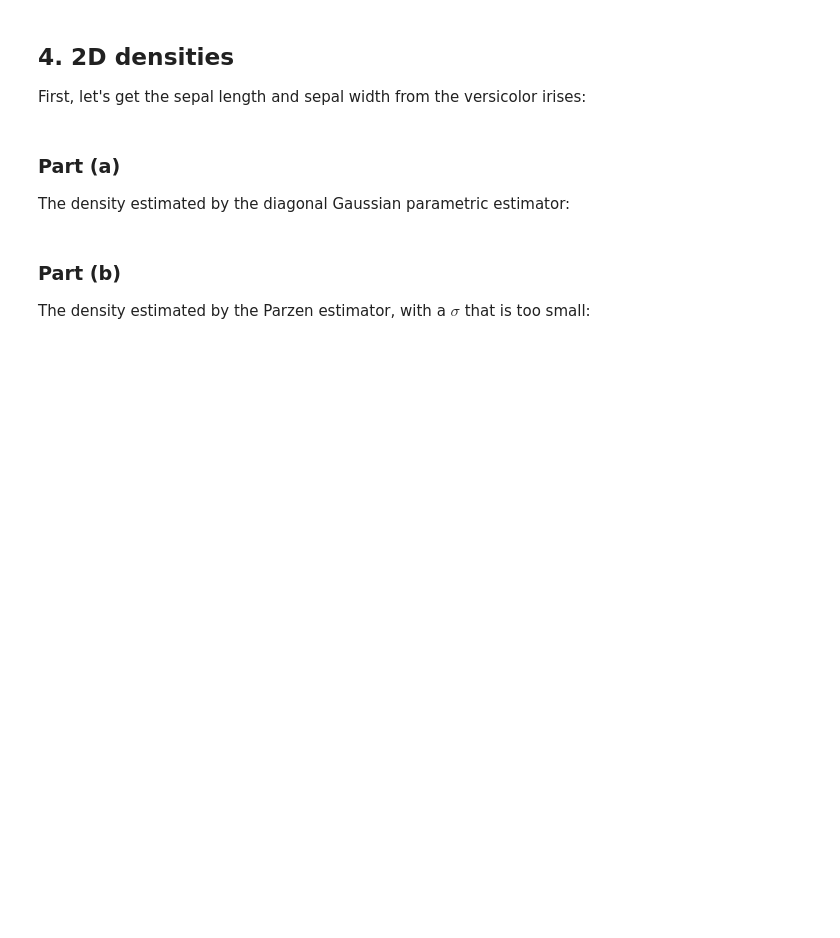
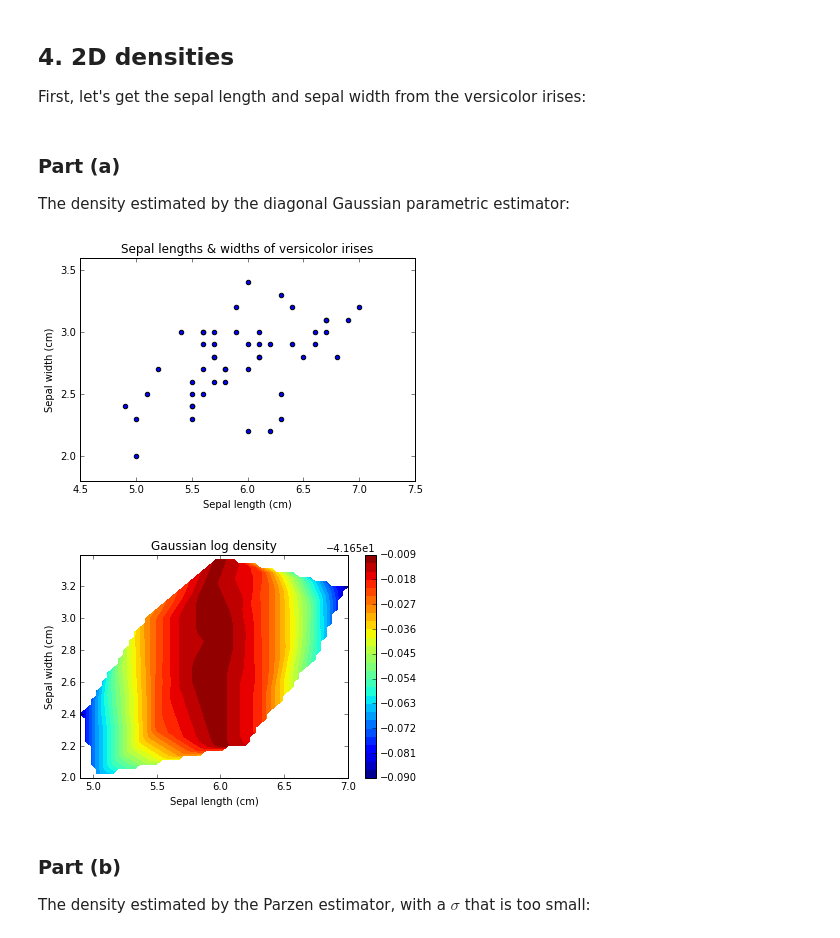
Before and after one commit to violetguos/ift6390, a Jupyter notebook: 4. Practical Part - Density Estimation.ipynb, the cells around one changed output. Saved outputs shown, nothing was run; the diff lists cells and outputs as text; code cells hidden in the pictures; blank space fills up the shorter version.

```diff
--- a/4. Practical Part - Density Estimation.ipynb
+++ b/4. Practical Part - Density Estimation.ipynb
@@ -68,0 +79,7 @@ The training covariance matrix is:
+# %%
+data = np.array([[10 ,11,12], [13,10,8]])
+test_point = np.array([5,8,10])
+
+part2 = gaussianDiag(data)
+part2.train_diag()
+print(part2.predict_diag(test_point))
@@ -84,10 +103,7 @@ class parzenEstimator:
         # This metaphorically "creates" a Gaussian centered on each datapoint, while leaving the slot in the pdf for
         #  the test point open, until the weighting actually occurs at test time.
 
-        #print("d is: {}".format(self.d))
-        #print(self.train_data[0])
-
-        norm_const = 1/np.multiply((2*math.pi)**(self.d/2), self.kernel_stdev**self.d)
+        norm_const = 1.0/np.multiply((2*math.pi)**(self.d/2), self.kernel_stdev**self.d)
         self.summand = lambda x, mu : np.multiply(norm_const, np.exp(np.multiply(-0.5, ((np.linalg.norm(x - mu))/(self.kernel_stdev**2)))))
 
     def predict(self, test_point):
@@ -95,7 +111,6 @@ class parzenEstimator:
         density = 0
         for datapoint in self.train_data:
             density += self.summand(test_point, datapoint)
-            #print(density)
         log_density = np.log(density)
         return log_density
 # %% [markdown]
@@ -238,6 +278,44 @@ data_2d = np.array(data_2d)
 ### Part (a)
 
 The density estimated by the diagonal Gaussian parametric estimator:
+# %%
+# Instantiate and train the estimator
+twoD_param = gaussianDiag(data_2d)
+twoD_param.train_diag()
+
+def gaussian_full_density(data_2d):
+    density_points = []
+    for datapoint in data_2d:
+        # Calculate the density at each point
+        density_points.append(twoD_param.predict_diag(datapoint))
+    return np.array(density_points)
+
+density_points = gaussian_full_density(data_2d)
+
+# Plot the datapoints
+plt.scatter(sep_length, sep_width)
+plt.title('Sepal lengths & widths of versicolor irises')
+plt.xlabel('Sepal length (cm)')
+plt.ylabel('Sepal width (cm)')
+plt.show()
+
+# Plot the contour
+from matplotlib.mlab import griddata
+
+xi = np.linspace(min(sep_length), max(sep_length))
+yi = np.linspace(min(sep_width), max(sep_width))
+zi = griddata(sep_length, sep_width, density_points, xi, yi, interp='linear')
+
+plt.contourf(xi, yi, zi, 30)
+plt.colorbar();
+plt.title('Gaussian log density')
+plt.xlabel('Sepal length (cm)')
+plt.ylabel('Sepal width (cm)')
+
+plt.show()
+# %% [output]
+[figure, added]
+[figure, added]
 # %% [markdown]
 ### Part (b)
 
```
Also changed, not shown: parts of 7 cells of this notebook, 3 other files.
